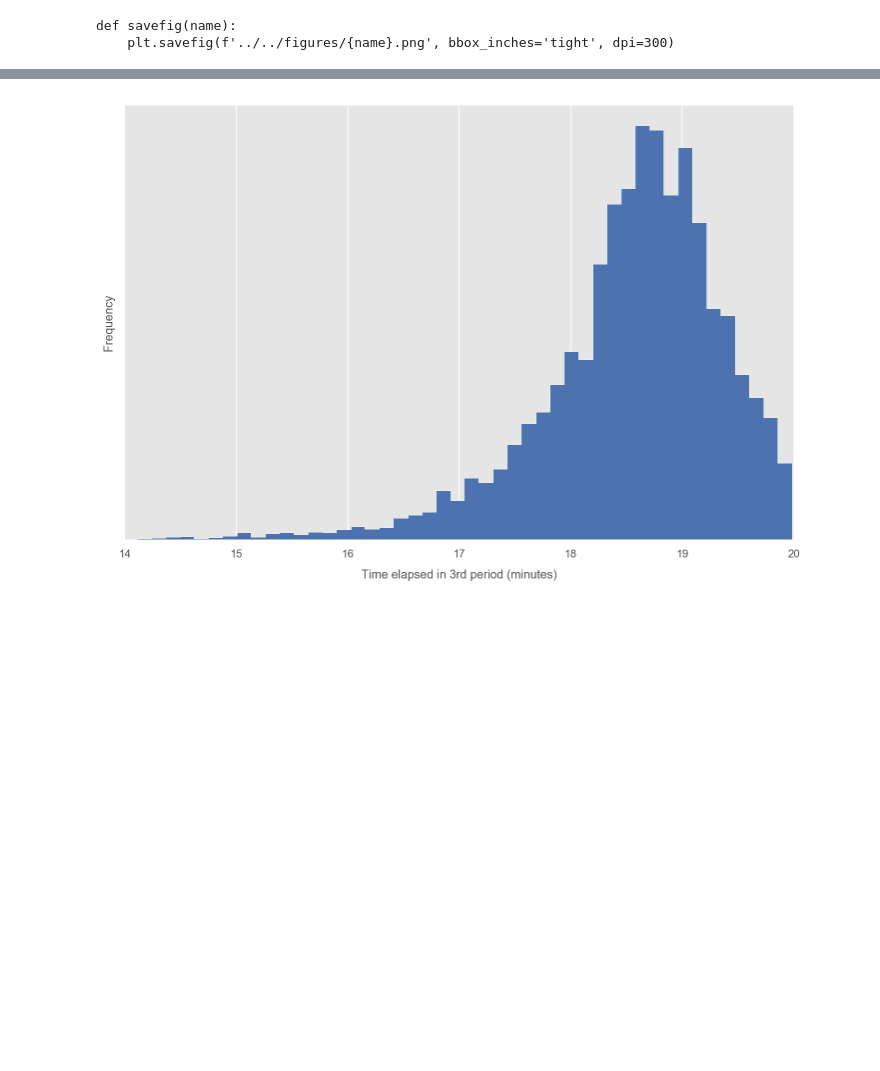
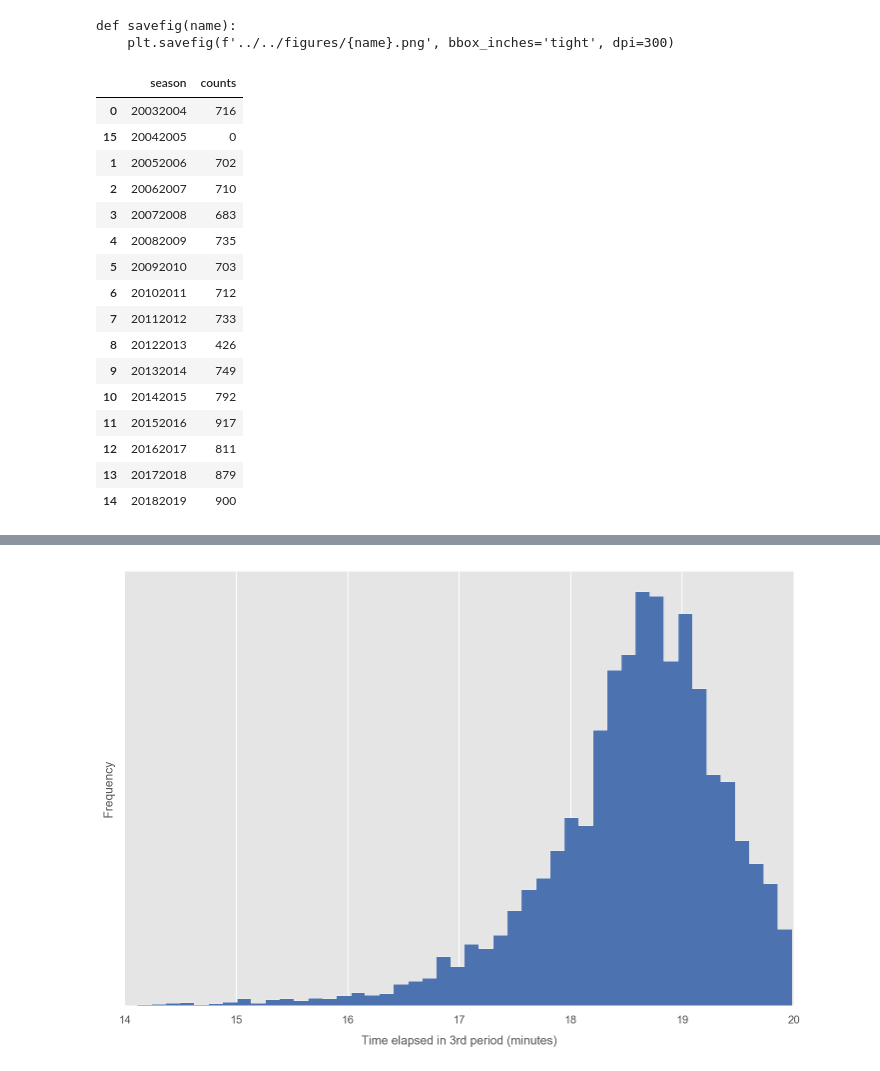
Before and after one commit to zazencodes/nhl-goalie-pull-optimization, a Jupyter notebook: notebooks/src/3_exploratory_analysis_2003-2019.ipynb, the cells around one changed output, grey strips where cells are left out. Cells and saved outputs as stored; diff of their text form; code cells hidden in the pictures; blank space fills up the shorter version.

```diff
--- a/notebooks/src/3_exploratory_analysis_2003-2019.ipynb
+++ b/notebooks/src/3_exploratory_analysis_2003-2019.ipynb
@@ -240,3 +240,23 @@ print(inspect.getsource(savefig))
 # %% [output]
 def savefig(name):
     plt.savefig(f'../../figures/{name}.png', bbox_inches='tight', dpi=300)
+# %%
+s
+# %% [output]
+|  | season | counts |
+| 0 | 20032004 | 716 |
+| 15 | 20042005 | 0 |
+| 1 | 20052006 | 702 |
+| 2 | 20062007 | 710 |
+| 3 | 20072008 | 683 |
+| 4 | 20082009 | 735 |
+| 5 | 20092010 | 703 |
+| 6 | 20102011 | 712 |
+| 7 | 20112012 | 733 |
+| 8 | 20122013 | 426 |
+| 9 | 20132014 | 749 |
+| 10 | 20142015 | 792 |
+| 11 | 20152016 | 917 |
+| 12 | 20162017 | 811 |
+| 13 | 20172018 | 879 |
+| 14 | 20182019 | 900 |
```
Also changed, not shown: parts of 6 cells of this notebook, 3 other files.
